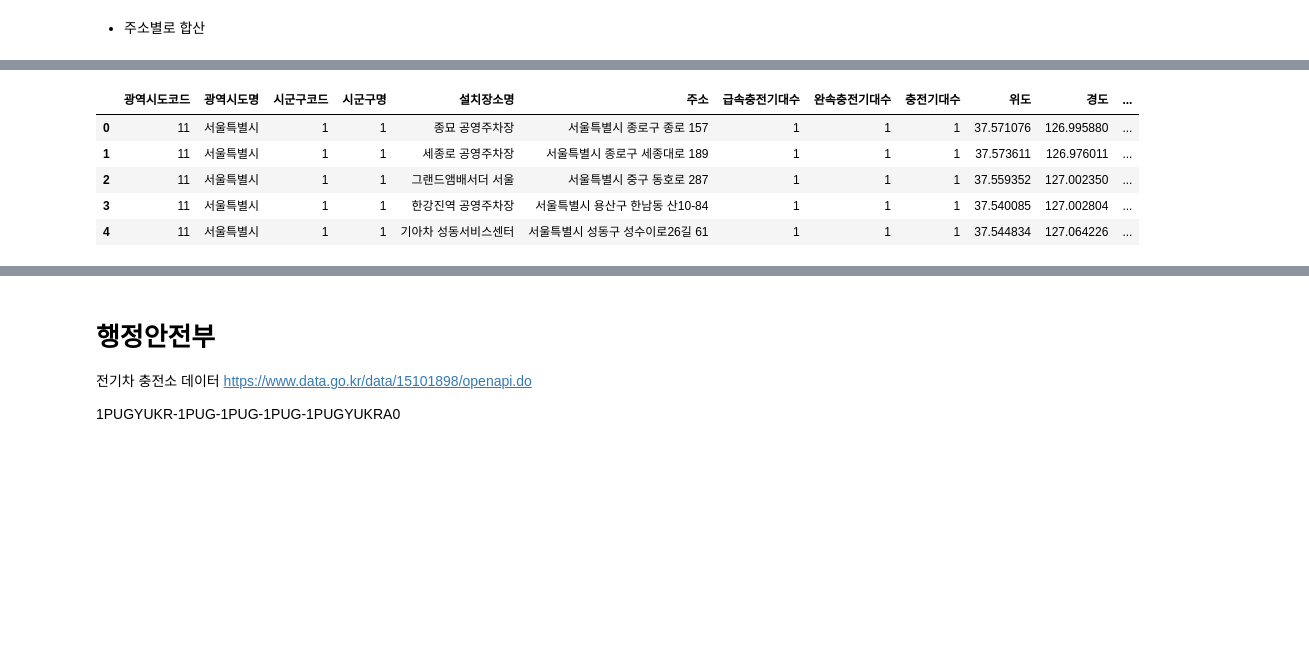
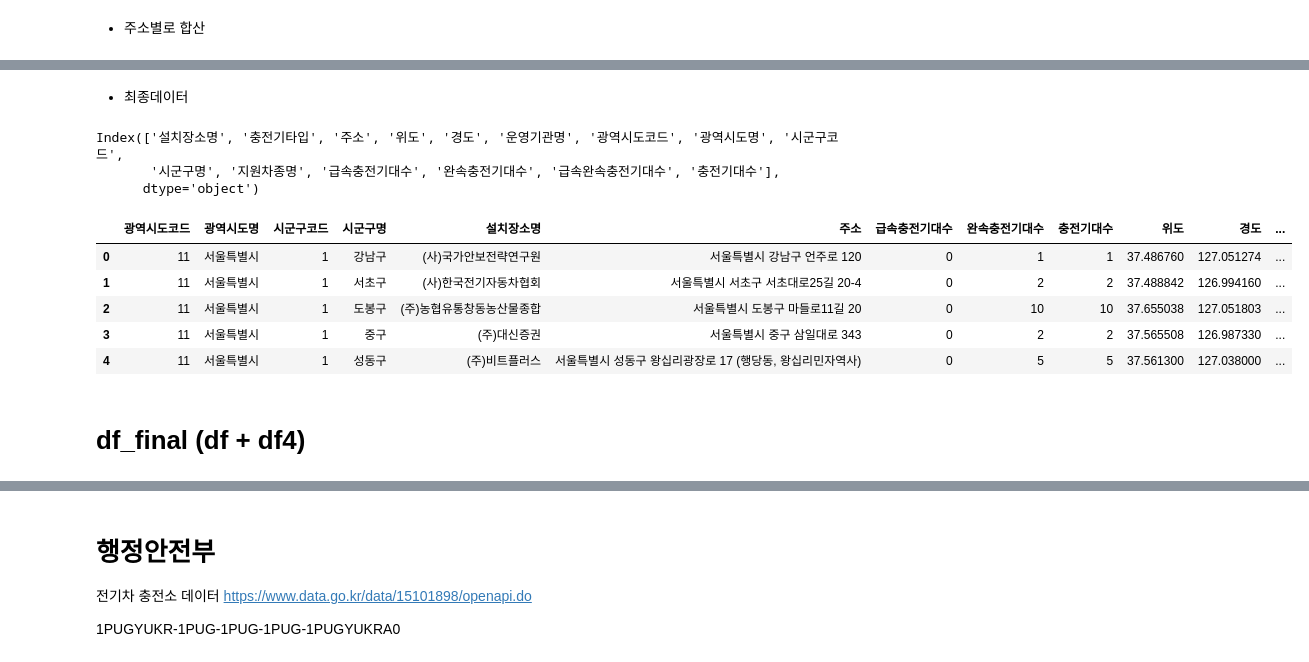
Before and after one commit to leejunghyunA/teamproject, a Jupyter notebook: 전기차충전소설치현황.ipynb, the cells around one changed output, grey strips where cells are left out. Cells and saved outputs as stored; diff of their text form; code cells hidden in the pictures; blank space fills up the shorter version.

```diff
--- a/전기차충전소설치현황.ipynb
+++ b/전기차충전소설치현황.ipynb
@@ -432,0 +476,8 @@ df2.head()
+# %%
+df2 = df2[['설치장소명', '충전기타입', '주소', '위도', '경도', '운영기관명', '광역시도코드', '광역시도명', '시군구코드','시군구명', '지원차종명']]
+df2['설치장소명'].duplicated()
+df2.drop_duplicates(subset=['설치장소명'],inplace=True)
+#인덱스 정렬
+df2.reset_index(inplace=True, drop=True)
+print(len(df2))
+df2.head()
@@ -432,0 +492,4 @@ df2.head()
+# %%
+df3.reset_index(inplace=True)
+print(len(df3))
+df3.head()
@@ -432,0 +504,3 @@ df2.head()
+# %%
+df4 = pd.merge(df2,df3, on='설치장소명', how='right')
+df4
@@ -432,0 +521,4 @@ df2.head()
+# %%
+#충전기대수
+df4['충전기대수'] = df4['급속충전기대수'] + df4['완속충전기대수']
+df4
@@ -433,11 +539,20 @@ df2.head()
+# %% [markdown]
+- 최종데이터
+# %%
+df4.columns
+# %% [output]
+Index(['설치장소명', '충전기타입', '주소', '위도', '경도', '운영기관명', '광역시도코드', '광역시도명', '시군구코드',
+       '시군구명', '지원차종명', '급속충전기대수', '완속충전기대수', '급속완속충전기대수', '충전기대수'],
+      dtype='object')
 # %%
-#컬럼순서
-df2=df2.reindex(columns =['광역시도코드','광역시도명','시군구코드','시군구명','설치장소명','주소','급속충전기대수','완속충전기대수','충전기대수','위도','경도','지원차종명'])
-df2.head()
+df4=df4.reindex(columns =['광역시도코드','광역시도명','시군구코드','시군구명','설치장소명','주소','급속충전기대수','완속충전기대수','충전기대수','위도','경도','지원차종명'])
+df4.head()
 # %% [output]
 |  | 광역시도코드 | 광역시도명 | 시군구코드 | 시군구명 | 설치장소명 | 주소 | 급속충전기대수 | 완속충전기대수 | 충전기대수 | 위도 | 경도 | ... |
-| 0 | 11 | 서울특별시 | 1 | 1 | 종묘 공영주차장 | 서울특별시 종로구 종로 157 | 1 | 1 | 1 | 37.571076 | 126.995880 | ... |
-| 1 | 11 | 서울특별시 | 1 | 1 | 세종로 공영주차장 | 서울특별시 종로구 세종대로 189 | 1 | 1 | 1 | 37.573611 | 126.976011 | ... |
-| 2 | 11 | 서울특별시 | 1 | 1 | 그랜드앰배서더 서울 | 서울특별시 중구 동호로 287 | 1 | 1 | 1 | 37.559352 | 127.002350 | ... |
-| 3 | 11 | 서울특별시 | 1 | 1 | 한강진역 공영주차장 | 서울특별시 용산구 한남동 산10-84 | 1 | 1 | 1 | 37.540085 | 127.002804 | ... |
-| 4 | 11 | 서울특별시 | 1 | 1 | 기아차 성동서비스센터 | 서울특별시 성동구 성수이로26길 61 | 1 | 1 | 1 | 37.544834 | 127.064226 | ... |
+| 0 | 11 | 서울특별시 | 1 | 강남구 | (사)국가안보전략연구원 | 서울특별시 강남구 언주로 120 | 0 | 1 | 1 | 37.486760 | 127.051274 | ... |
+| 1 | 11 | 서울특별시 | 1 | 서초구 | (사)한국전기자동차협회 | 서울특별시 서초구 서초대로25길 20-4 | 0 | 2 | 2 | 37.488842 | 126.994160 | ... |
+| 2 | 11 | 서울특별시 | 1 | 도봉구 | (주)농협유통창동농산물종합 | 서울특별시 도봉구 마들로11길 20 | 0 | 10 | 10 | 37.655038 | 127.051803 | ... |
+| 3 | 11 | 서울특별시 | 1 | 중구 | (주)대신증권 | 서울특별시 중구 삼일대로 343 | 0 | 2 | 2 | 37.565508 | 126.987330 | ... |
+| 4 | 11 | 서울특별시 | 1 | 성동구 | (주)비트플러스 | 서울특별시 성동구 왕십리광장로 17 (행당동, 왕십리민자역사) | 0 | 5 | 5 | 37.561300 | 127.038000 | ... |
+# %% [markdown]
+# df_final (df + df4)
```
Also changed, not shown: parts of 39 cells of this notebook.
